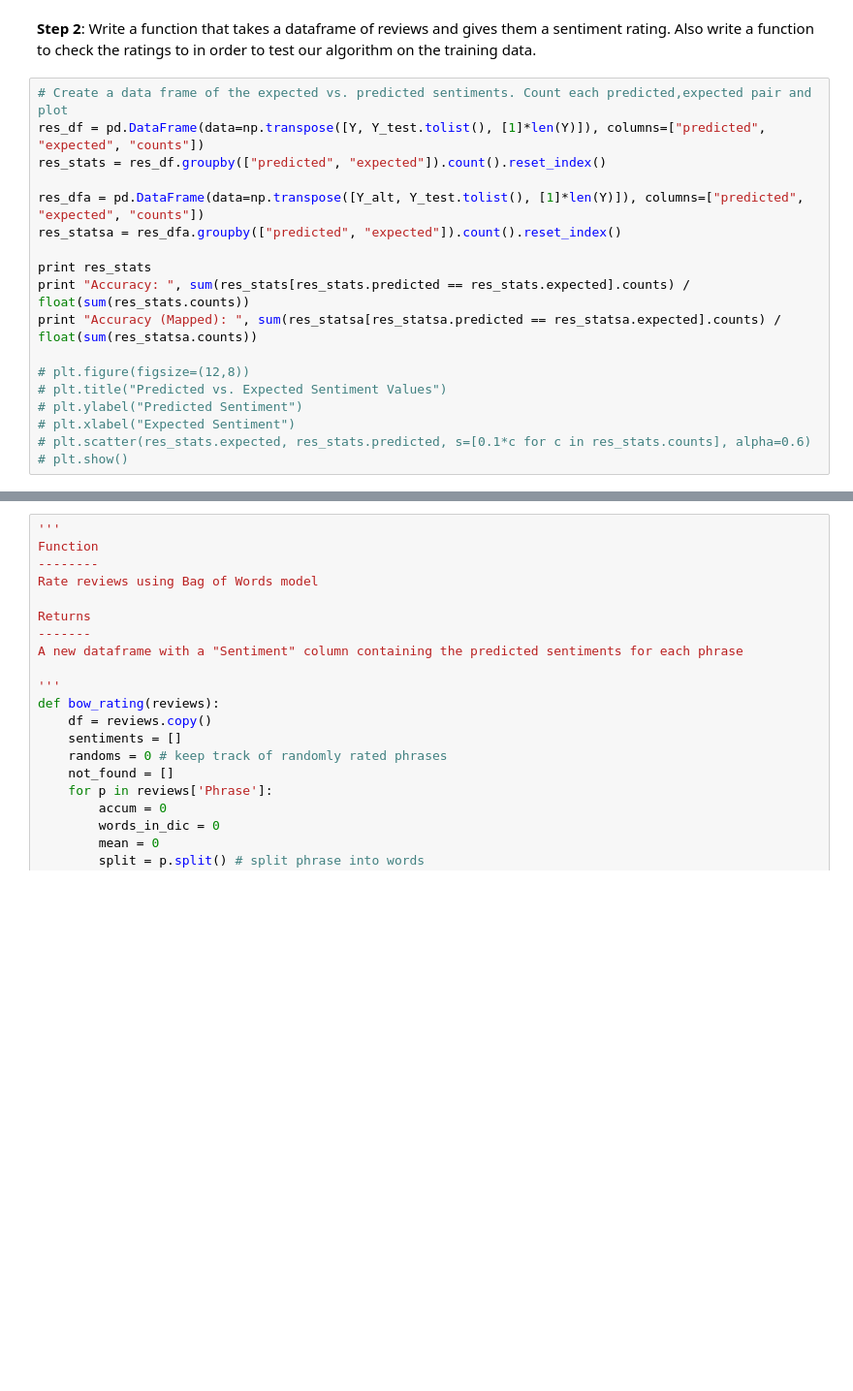
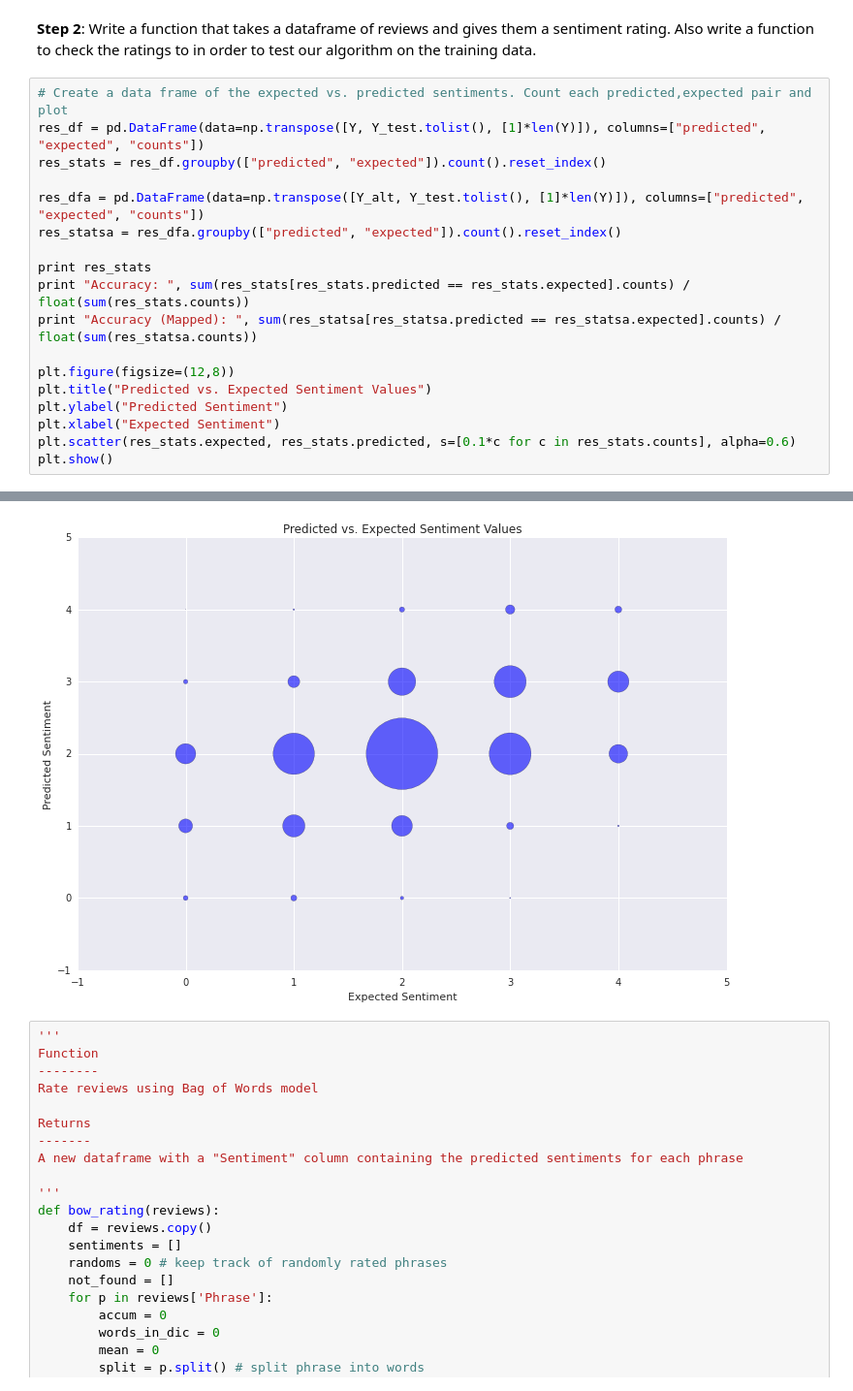
Before and after one commit to DryingPole/sentiment, a Jupyter notebook: notebooks/Final Project Process Book.ipynb, the cells around one changed output, grey strips where cells are left out. Shown at 97% size. Cells and saved outputs as stored; diff of their text form; blank space fills up the shorter version.

```diff
--- a/notebooks/Final Project Process Book.ipynb
+++ b/notebooks/Final Project Process Book.ipynb
@@ -209,39 +209,40 @@ Also write a function to check the ratings to in order to test our algorithm on
 # %%
 # Create a data frame of the expected vs. predicted sentiments. Count each predicted,expected pair and plot
 res_df = pd.DataFrame(data=np.transpose([Y, Y_test.tolist(), [1]*len(Y)]), columns=["predicted", "expected", "counts"])
 res_stats = res_df.groupby(["predicted", "expected"]).count().reset_index()
 
 res_dfa = pd.DataFrame(data=np.transpose([Y_alt, Y_test.tolist(), [1]*len(Y)]), columns=["predicted", "expected", "counts"])
 res_statsa = res_dfa.groupby(["predicted", "expected"]).count().reset_index()
 
 print res_stats
 print "Accuracy: ", sum(res_stats[res_stats.predicted == res_stats.expected].counts) / float(sum(res_stats.counts))
 print "Accuracy (Mapped): ", sum(res_statsa[res_statsa.predicted == res_statsa.expected].counts) / float(sum(res_statsa.counts))
 
-# plt.figure(figsize=(12,8))
-# plt.title("Predicted vs. Expected Sentiment Values")
-# plt.ylabel("Predicted Sentiment")
-# plt.xlabel("Expected Sentiment")
-# plt.scatter(res_stats.expected, res_stats.predicted, s=[0.1*c for c in res_stats.counts], alpha=0.6)
-# plt.show()
+plt.figure(figsize=(12,8))
+plt.title("Predicted vs. Expected Sentiment Values")
+plt.ylabel("Predicted Sentiment")
+plt.xlabel("Expected Sentiment")
+plt.scatter(res_stats.expected, res_stats.predicted, s=[0.1*c for c in res_stats.counts], alpha=0.6)
+plt.show()
 # %% [output]
     predicted  expected  counts
 0           0         0     246
 1           0         1     376
 2           0         2     123
 3           0         3      13
 4           1         0    2052
 5           1         1    5271
 6           1         2    4592
 7           1         3     537
 8           1         4      27
 9           2         0    4370
 10          2         1   18182
 ... (11 lines left out)
 22          4         3     919
 23          4         4     495
 Accuracy:  0.510577067629
 Accuracy (Mapped):  0.507298355633
+[figure, added]
 # %%
 '''
 Function
```
Also changed, not shown: 2 other files.
